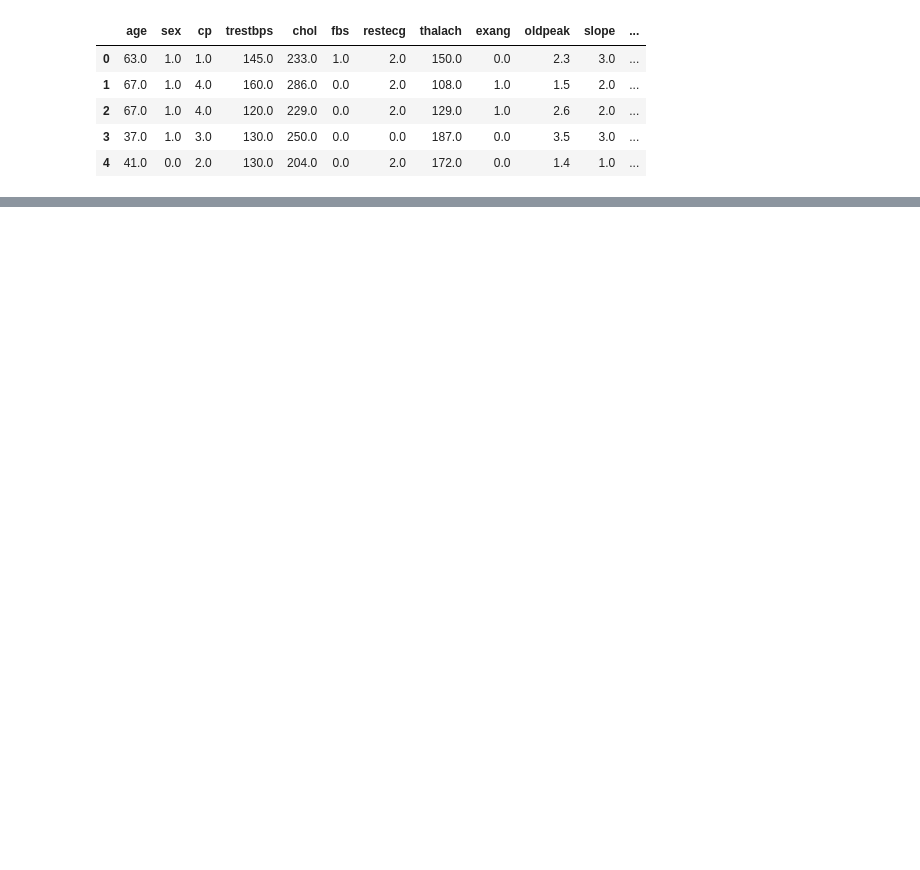
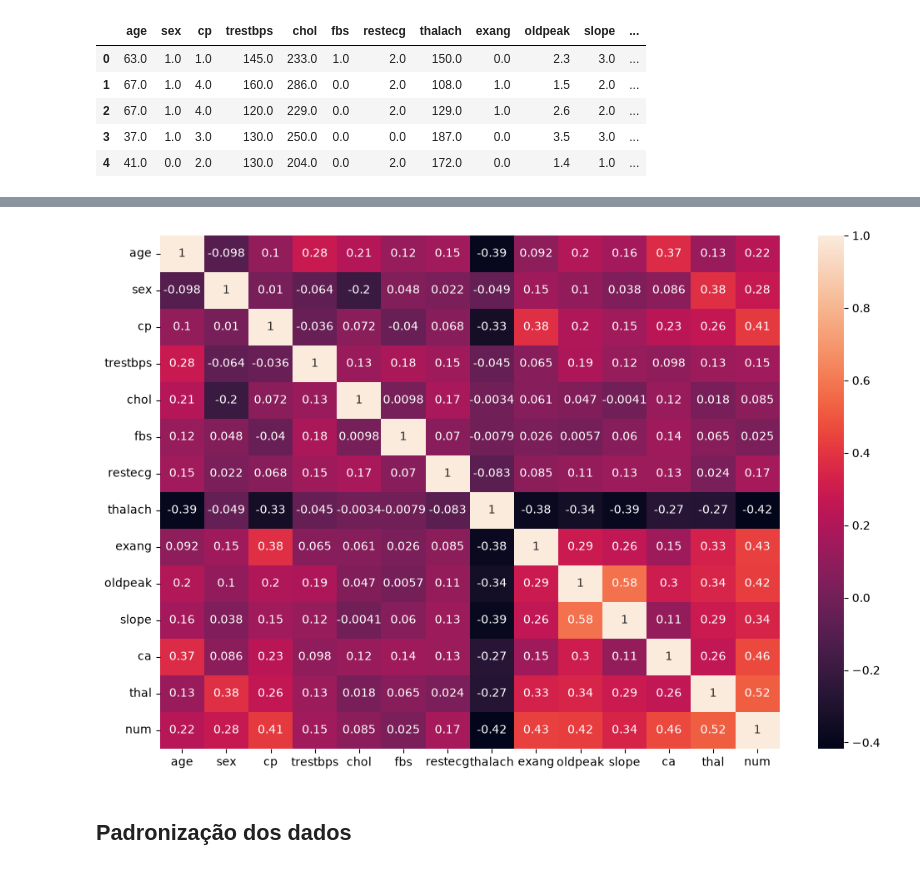
Before and after one commit to Joao-Inacio/Iniciacao-Cientifica-Redes-Neurais, a Jupyter notebook: notebooks/eda.ipynb, the cells around one changed output, grey strips where cells are left out. Drawn from its saved outputs; the diff is of its cells as text; code cells hidden in the pictures; blank space fills up the shorter version.

```diff
--- a/notebooks/eda.ipynb
+++ b/notebooks/eda.ipynb
@@ -22,0 +195,7 @@ df_cleveland.head()
+# %%
+plt.figure(figsize=(12,8))
+sns.heatmap(df_limpo.corr(), annot=True);
+# %% [output]
+[figure, added]
+# %% [markdown]
+## Padronização dos dados
```
Also changed, not shown: parts of 17 cells of this notebook.
